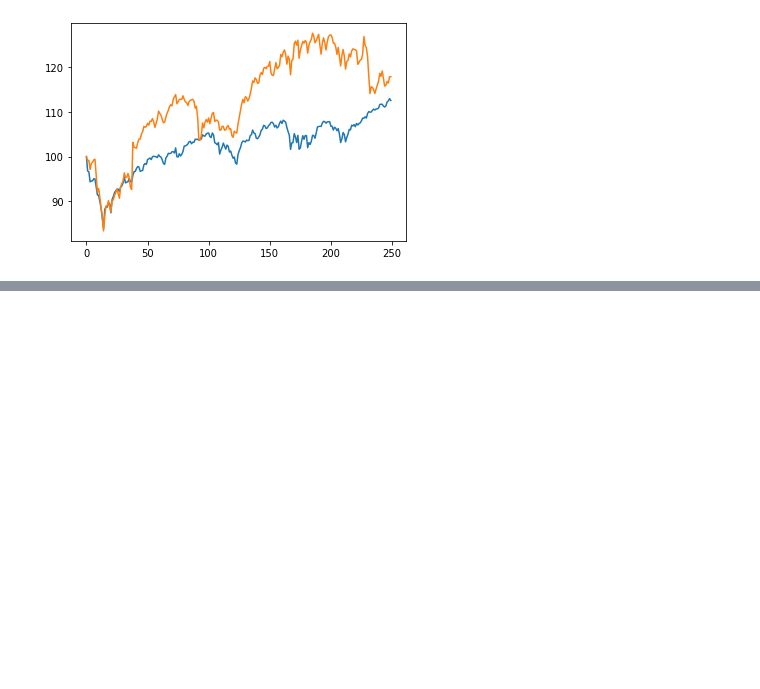
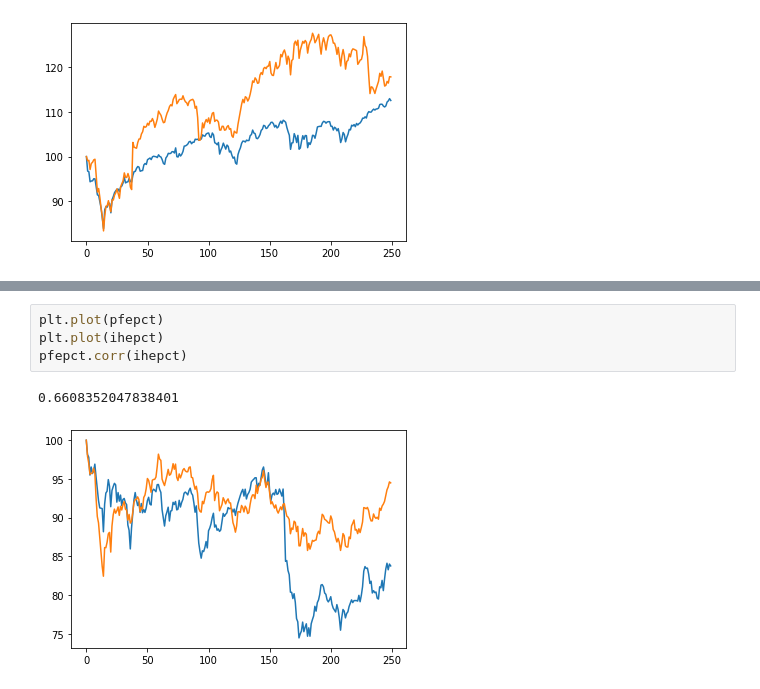
Before and after one commit to marthakarran/Project-1, a Jupyter notebook: project1.ipynb, the cells around one changed output, grey strips where cells are left out. Saved outputs shown, nothing was run; the diff lists cells and outputs as text; blank space fills up the shorter version.

```diff
--- a/project1.ipynb
+++ b/project1.ipynb
@@ -83,0 +91,7 @@ spypct.corr(sykpct)
+# %%
+plt.plot(pfepct)
+plt.plot(ihepct)
+pfepct.corr(ihepct)
+# %% [output]
+0.6608352047838401
+[figure, added]
```
Also changed, not shown: parts of 4 cells of this notebook.
